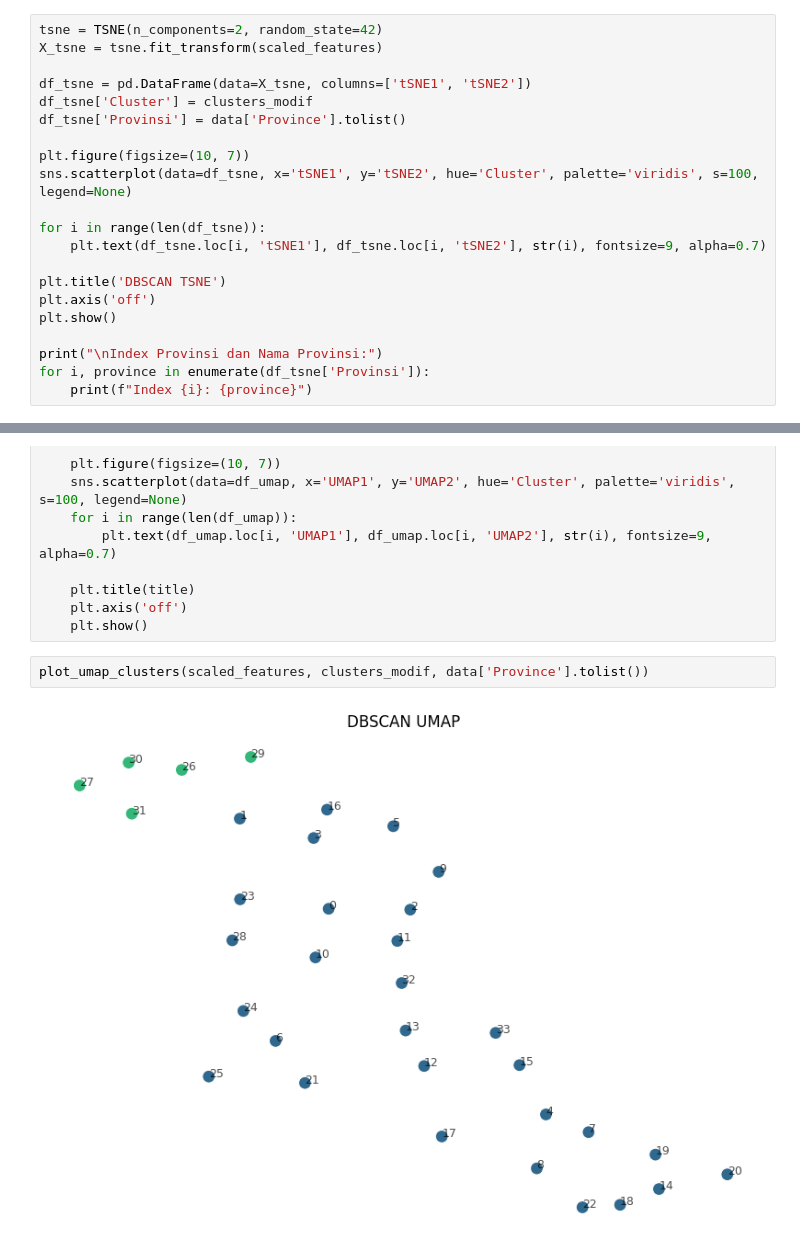
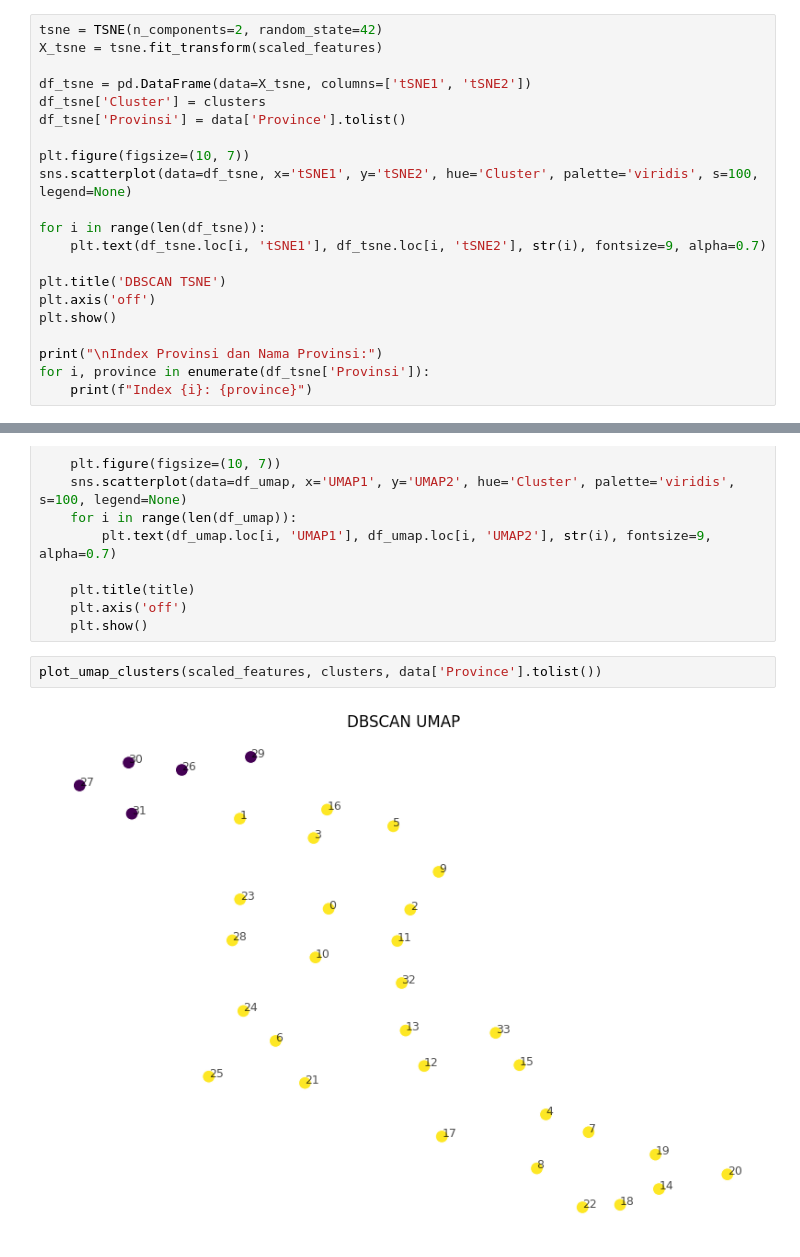
Before and after one commit to XQVWMM/konsumsi-listrik-notebook, a Jupyter notebook: DBSCAN.ipynb, the cells around one changed output, grey strips where cells are left out. Cells and saved outputs as stored; diff of their text form.

```diff
--- a/DBSCAN.ipynb
+++ b/DBSCAN.ipynb
@@ -125,7 +125,7 @@ tsne = TSNE(n_components=2, random_state=42)
 X_tsne = tsne.fit_transform(scaled_features)
 
 df_tsne = pd.DataFrame(data=X_tsne, columns=['tSNE1', 'tSNE2'])
-df_tsne['Cluster'] = clusters_modif
+df_tsne['Cluster'] = clusters
 df_tsne['Provinsi'] = data['Province'].tolist()
 
 plt.figure(figsize=(10, 7))
@@ -183,6 +183,6 @@ def plot_umap_clusters(X, cluster_labels, provinsi_names, title='DBSCAN UMAP'):
     plt.axis('off')
     plt.show()
 # %%
-plot_umap_clusters(scaled_features, clusters_modif, data['Province'].tolist())
+plot_umap_clusters(scaled_features, clusters, data['Province'].tolist())
 # %% [output]
-[figure, old version]
+[figure, new version]
```
Also changed, not shown: parts of 3 cells of this notebook, 1 other file.
